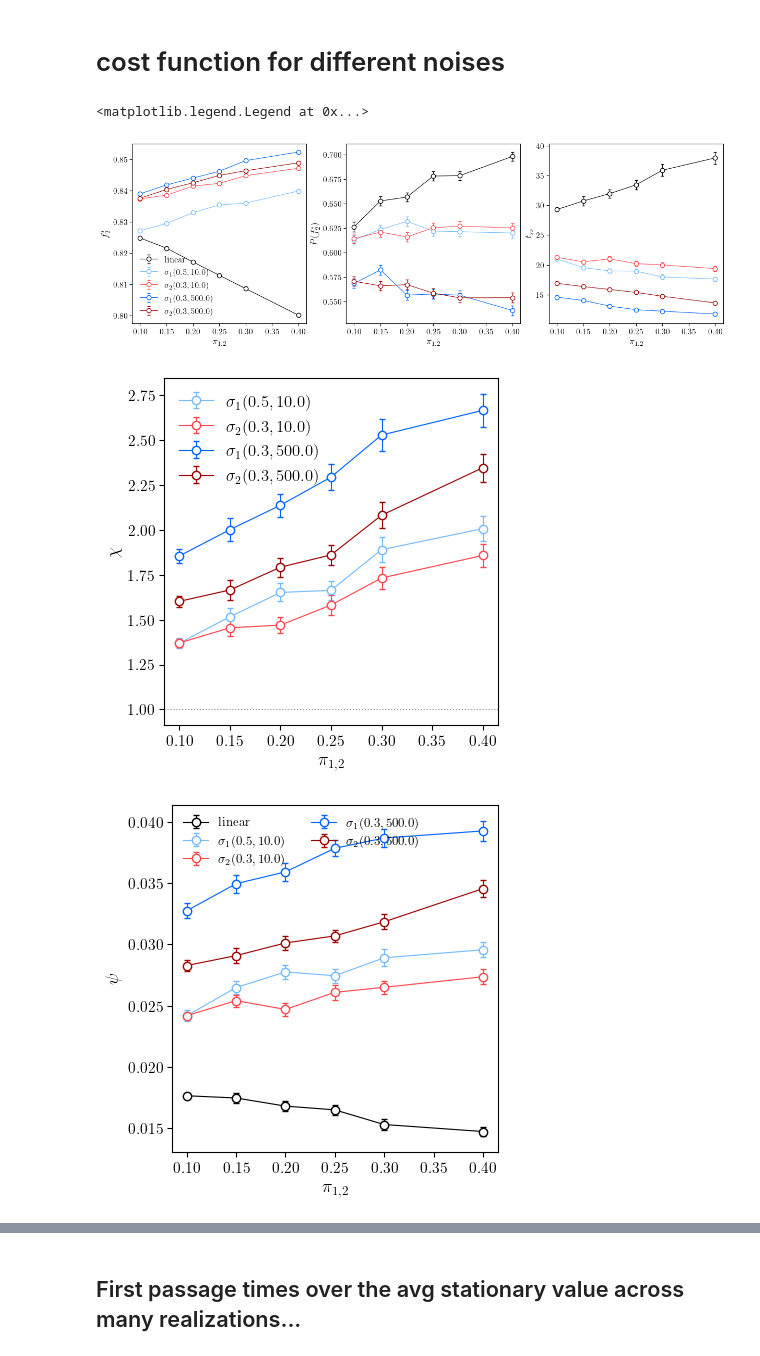
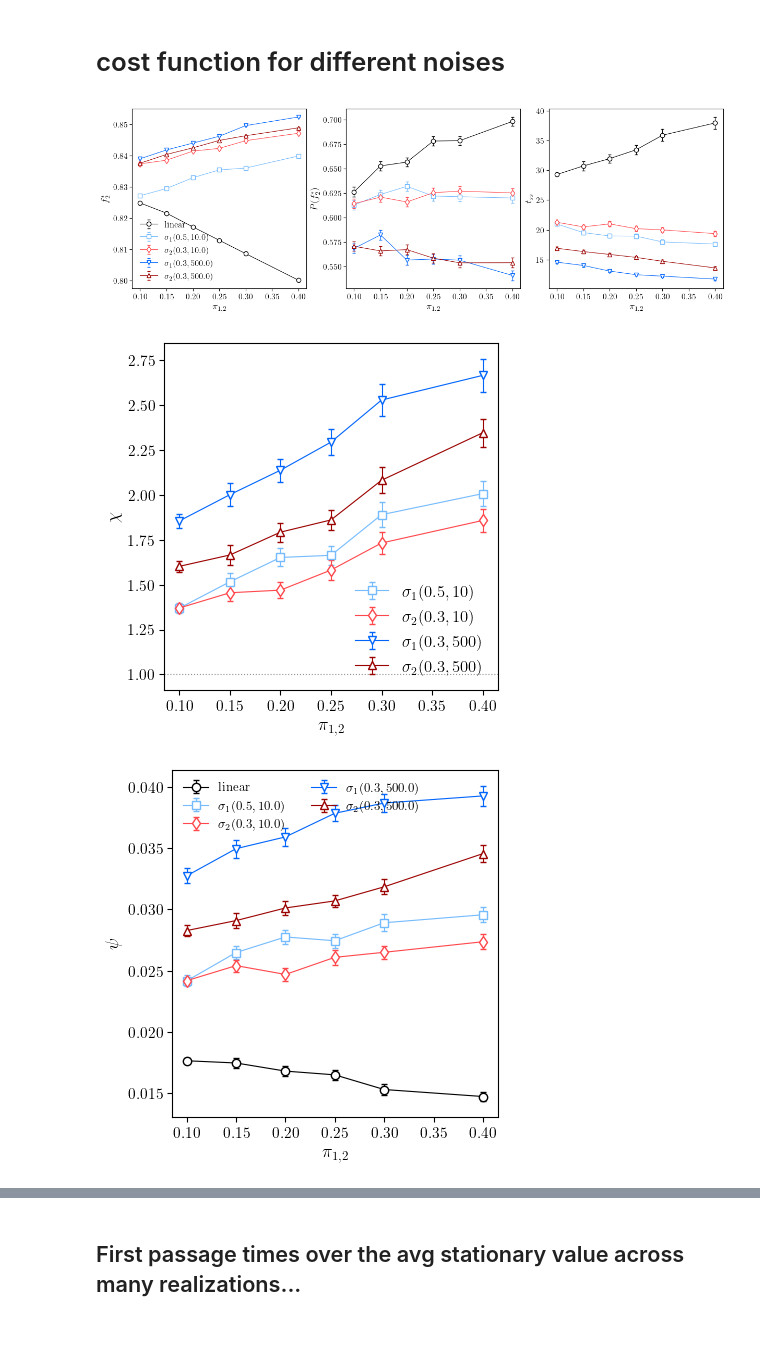
Before and after one commit to dmarchp/TFM_code, a Jupyter notebook: gillespie_sim_ci/cost_function.ipynb, the cells around one changed output, grey strips where cells are left out. Saved outputs shown, nothing was run; the diff lists cells and outputs as text; code cells hidden in the pictures.

```diff
--- a/gillespie_sim_ci/cost_function.ipynb
+++ b/gillespie_sim_ci/cost_function.ipynb
@@ -406,7 +420,8 @@ ax[1,1].set_xlabel('$\lambda$')
 
 ci_kwargs_list = [(0, ), (1, 0.5, 10.0), (2, 0.3, 10.0), (1, 0.3, 500.0), (2, 0.3, 500.0)]
 color_seq = ['k', 'xkcd:sky blue', 'xkcd:light red', 'xkcd:bright blue', 'xkcd:deep red']
-marker_seq = ['o', 'H', 'd', 'p', '^']
+# marker_seq = ['o', 'H', 'd', 'p', '^']
+marker_seq = ['o', 's', 'd', 'v', '^']
 
 for i,q1 in enumerate(q1s):
     # costFuncData, ls = getCostFuncData([0.1, 0.1], [q1, 10.0])
@@ -430,5 +445,10 @@ ax[0,1].set_ylim(0.5, 4.0)
 ax[1,0].set_ylim(0.3, 6.7)
 ax[1,1].set_ylim(0.3, 6.7)
 
+ax[0,0].text(0.06,0.91, r'$\textbf{A}$', fontsize=17, transform=ax[0,0].transAxes)
+ax[0,1].text(0.06,0.91, r'$\textbf{B}$', fontsize=17, transform=ax[0,1].transAxes)
+ax[1,0].text(0.06,0.91, r'$\textbf{C}$', fontsize=17, transform=ax[1,0].transAxes)
+ax[1,1].text(0.06,0.91, r'$\textbf{D}$', fontsize=17, transform=ax[1,1].transAxes)
+
 fig.savefig('chi_multiplot_q1_q2_10.0_pis_0.1_0.1_lci_1.0.pdf')
 # %% [output]
@@ -509,51 +529,54 @@ for ci_kwargs in ci_kwargs_list:
 ebars = True
 # jitterer = np.linspace(-0.015,0.015, len(ci_kwargs_list))
 jitterer = np.linspace(-0.0,0.0, len(ci_kwargs_list))
+marker_seq = ['o', 's', 'd', 'v', '^']
 # ci_kwargs_list = [(0, ), (1, 0.3, 10.0), (2, 0.3, 10.0), (1, 0.3, 500.0), (2, 0.3, 500.0)]
 color_seq = ['k', 'xkcd:sky blue', 'xkcd:light red', 'xkcd:bright blue', 'xkcd:deep red']
 if ebars:
-    for ci_kwargs, cilabel, c, jit in zip(ci_kwargs_list, species, color_seq, jitterer):
-        ax[0].errorbar(pis+jit, costFuncData[tuple(ci_kwargs)]['f2winVal'], costFuncData[tuple(ci_kwargs)]['f2winValerr'], lw=0.8, marker='o', color=c, mfc='w', label=cilabel, capsize=2.0)
-        ax[1].errorbar(pis+jit, costFuncData[tuple(ci_kwargs)]['probf2winVal'], costFuncData[tuple(ci_kwargs)]['probf2winValerr'], lw=0.8, marker='o', color=c, mfc='w', capsize=2.0)
-        ax[2].errorbar(pis+jit, costFuncData[tuple(ci_kwargs)]['tss'], costFuncData[tuple(ci_kwargs)]['tsserr'], lw=0.8, marker='o', color=c, mfc='w', capsize=2.0)
+    for ci_kwargs, cilabel, c, marker, jit in zip(ci_kwargs_list, species, color_seq, marker_seq, jitterer):
+        ax[0].errorbar(pis+jit, costFuncData[tuple(ci_kwargs)]['f2winVal'], costFuncData[tuple(ci_kwargs)]['f2winValerr'], lw=0.8, marker=marker, color=c, mfc='w', label=cilabel, capsize=2.0)
+        ax[1].errorbar(pis+jit, costFuncData[tuple(ci_kwargs)]['probf2winVal'], costFuncData[tuple(ci_kwargs)]['probf2winValerr'], lw=0.8, marker=marker, color=c, mfc='w', capsize=2.0)
+        ax[2].errorbar(pis+jit, costFuncData[tuple(ci_kwargs)]['tss'], costFuncData[tuple(ci_kwargs)]['tsserr'], lw=0.8, marker=marker, color=c, mfc='w', capsize=2.0)
         # product of f2* and prob(f2*)
         # prod = np.array(costFuncData[tuple(ci_kwargs)]['f2winVal'])*np.array(costFuncData[tuple(ci_kwargs)]['probf2winVal'])
         # axProd.plot(ls+jit, prod, lw=0.8, marker='o', color=c, mfc='w', label=cilabel) # only the product of f2*probf2
-        axProd.errorbar(pis+jit, costFuncData[tuple(ci_kwargs)]['CF'], costFuncData[tuple(ci_kwargs)]['CFerr'], lw=0.8, marker='o', color=c, mfc='w', label=cilabel, capsize=2.0) # the psi function
-        axQ.plot(pis, np.array(costFuncData[tuple(ci_kwargs)]['f2winVal'])-np.array(costFuncData[tuple(ci_kwargs)]['f1loseVal']), lw=0.8, marker='o', color=c, mfc='w', label=cilabel)
+        axProd.errorbar(pis+jit, costFuncData[tuple(ci_kwargs)]['CF'], costFuncData[tuple(ci_kwargs)]['CFerr'], lw=0.8, marker=marker, color=c, mfc='w', label=cilabel, capsize=2.0) # the psi function
+        axQ.plot(pis, np.array(costFuncData[tuple(ci_kwargs)]['f2winVal'])-np.array(costFuncData[tuple(ci_kwargs)]['f1loseVal']), lw=0.8, marker=marker, color=c, mfc='w', label=cilabel)
 else:
-    for ci_kwargs, cilabel, c in zip(ci_kwargs_list, species, color_seq):
-        ax[0].plot(pis, costFuncData[tuple(ci_kwargs)]['f2winVal'], lw=0.8, marker='o', color=c, mfc='w', label=cilabel)
-        ax[1].plot(pis, costFuncData[tuple(ci_kwargs)]['probf2winVal'], lw=0.8, marker='o', color=c, mfc='w')
-        ax[2].plot(pis, costFuncData[tuple(ci_kwargs)]['tss'], lw=0.8, marker='o', color=c, mfc='w')
-        axQ.plot(pis, np.array(costFuncData[tuple(ci_kwargs)]['f2winVal'])-np.array(costFuncData[tuple(ci_kwargs)]['f1loseVal']), lw=0.8, marker='o', color=c, mfc='w', label=cilabel)
+    for ci_kwargs, cilabel, c, marker in zip(ci_kwargs_list, species, color_seq, marker_seq):
+        ax[0].plot(pis, costFuncData[tuple(ci_kwargs)]['f2winVal'], lw=0.8, marker=marker, color=c, mfc='w', label=cilabel)
+        ax[1].plot(pis, costFuncData[tuple(ci_kwargs)]['probf2winVal'], lw=0.8, marker=marker, color=c, mfc='w')
+        ax[2].plot(pis, costFuncData[tuple(ci_kwargs)]['tss'], lw=0.8, marker=marker, color=c, mfc='w')
+        axQ.plot(pis, np.array(costFuncData[tuple(ci_kwargs)]['f2winVal'])-np.array(costFuncData[tuple(ci_kwargs)]['f1loseVal']), lw=0.8, marker=marker, color=c, mfc='w', label=cilabel)
 ax[0].legend(frameon=False)
 axProd.legend(frameon=False, fontsize=9, ncol=2)
 
 
 # lets call the cost function with the greek letter psi, and the ratio with chi
 # jitterer = np.linspace(-0.01,0.01, len(ci_kwargs_list[1:]))
 jitterer = np.linspace(-0.0,0.0, len(ci_kwargs_list[1:]))
 psiLin, psiLinerr = np.array(costFuncData[(0, )]['CF']), np.array(costFuncData[(0, )]['CFerr'])
-for i,(ci_kwargs,cilabel,c,jit) in enumerate(zip(ci_kwargs_list[1:],species[1:],color_seq[1:], jitterer)):
+for i,(ci_kwargs,cilabel,c,marker,jit) in enumerate(zip(ci_kwargs_list[1:],species[1:],color_seq[1:], marker_seq[1:], jitterer)):
+    cilabelmod=fr"$\sigma_{ci_kwargs[0]} ({ci_kwargs[1]}, {int(ci_kwargs[2])})$"
     psiCI, psiCIerr = np.array(costFuncData[tuple(ci_kwargs)]['CF']), np.array(costFuncData[tuple(ci_kwargs)]['CFerr'])
     chi = psiCI/psiLin
     chierr = (1/psiLin)*np.sqrt(psiCIerr**2 + (chi*psiLinerr)**2)
     if ebars:
-        axCF.errorbar(pis+jit, chi, chierr, marker='o', mfc='w', color=c, capsize=2.0, lw=0.8, label=cilabel) # to use the standard color sequence: color=f'C{i+1}',
+        axCF.errorbar(pis+jit, chi, chierr, marker=marker, mfc='w', color=c, capsize=2.0, lw=0.8, label=cilabelmod) # to use the standard color sequence: color=f'C{i+1}',
     else:
-        axCF.plot(pis, chi, marker='o', mfc='w', color=c, lw=0.8)
+        axCF.plot(pis, chi, marker=marker, mfc='w', color=c, lw=0.8)
 
 axCF.axhline(1.0, 0, 1, ls=':', lw=0.8, color='xkcd:grey')
 axCF.legend(frameon=False)
 
 # fig.savefig(f'cost_func_data_qs_{qchain}_l_{l}_lci_{lci}_N_{N}_ic_{ic}_sig12_dif_a_x0_{ci_kwargs_list[1][1]}.png')
-# figCF.savefig(f'chi_qs_{qchain}_l_{l}_lci_{lci}_N_{N}_ic_{ic}_sig12_dif_a_x0_{ci_kwargs_list[1][1]}.png')
+figCF.savefig(f'chi_qs_{qchain}_l_{l}_lci_{lci}_N_{N}_ic_{ic}_sig12_dif_a_x0_{ci_kwargs_list[1][1]}.png')
 # figProd.savefig(f'psi_qs_{qchain}_l_{l}_lci_{lci}_N_{N}_ic_{ic}_sig12_dif_a_x0_{ci_kwargs_list[1][1]}.png')
+
+figCF.savefig(f'chi_qs_{qchain}_l_{l}_lci_{lci}_N_{N}_ic_{ic}_sig12_dif_a_x0_{ci_kwargs_list[1][1]}.pdf')
 # %% [output]
-<matplotlib.legend.Legend at 0x...>
 [figure]
-[figure, old version]
+[figure, new version]
 [figure]
 [figure]
 # %% [markdown]
```
Also changed, not shown: parts of 3 cells of this notebook, 8 other files.
